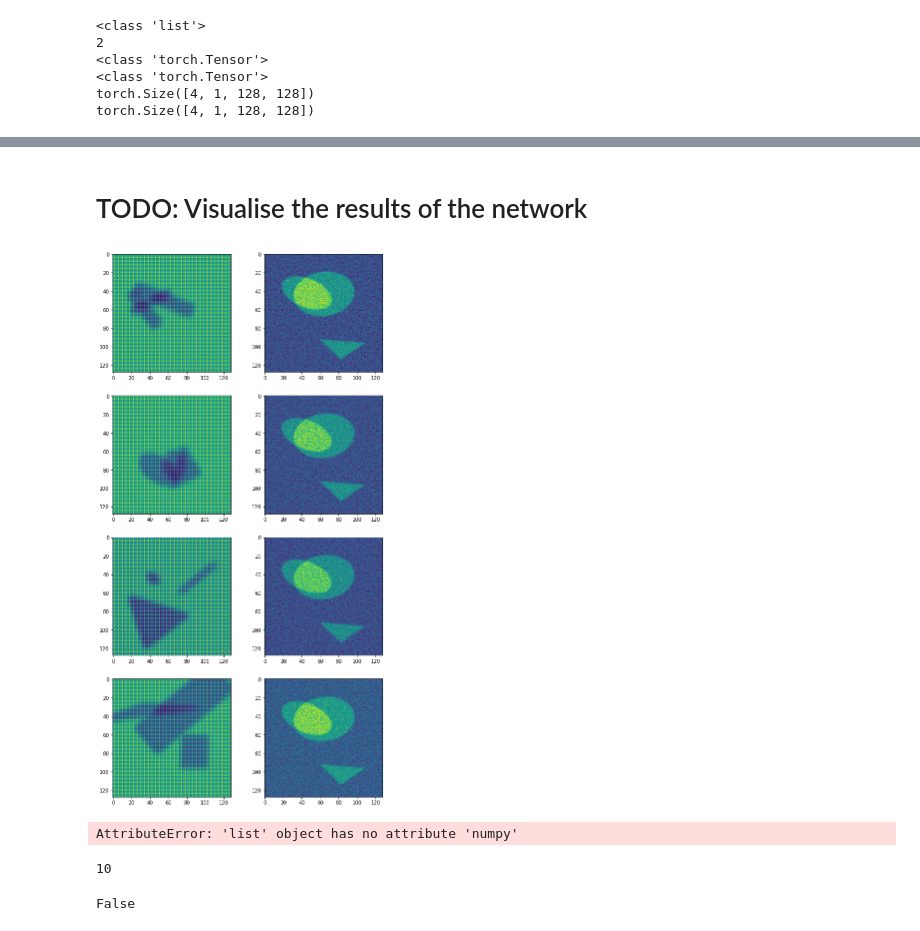
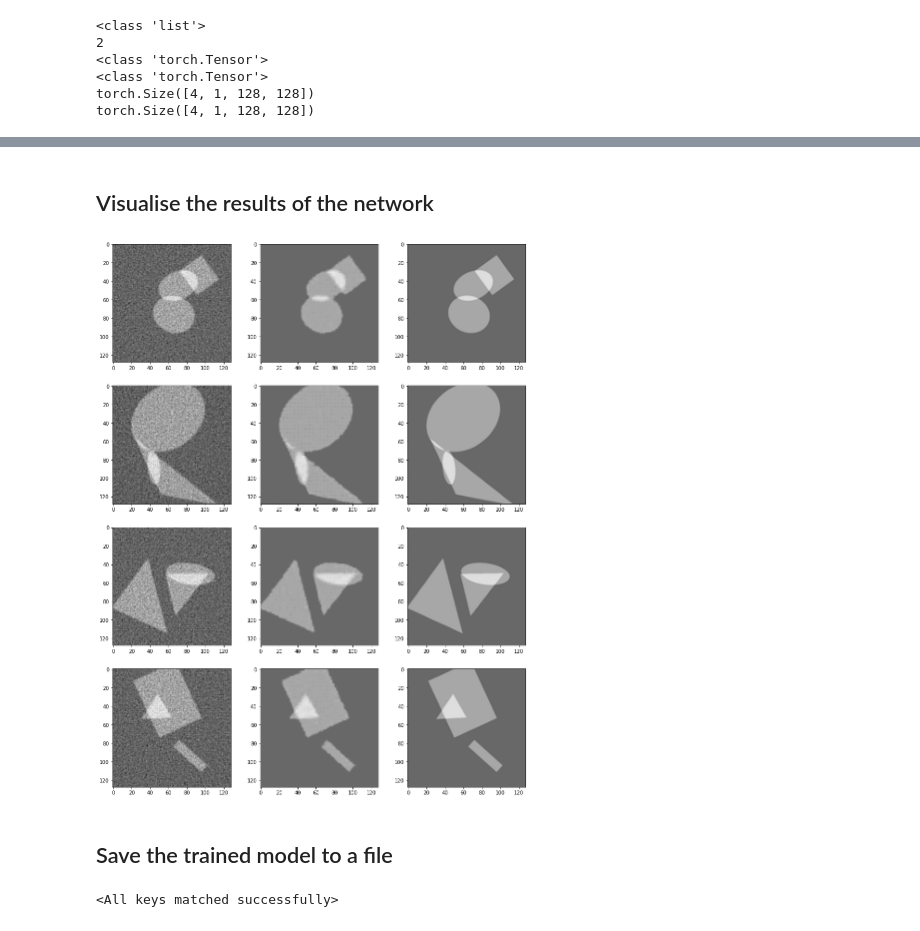
Before and after one commit to FromTheMountain/bachelorproject-code, a Jupyter notebook: GPU-autoencoder.ipynb, the cells around one changed output, grey strips where cells are left out. Saved outputs shown, nothing was run; the diff lists cells and outputs as text; code cells hidden in the pictures.

Commit message:
trained a model

```diff
--- a/GPU-autoencoder.ipynb
+++ b/GPU-autoencoder.ipynb
@@ -26,8 +26,8 @@ class NumpyArrayDataset(Dataset):
         # For compatibility with the convolutional layers in the
         # network, we need to reshape the image to make it explicit
         # that the image consists of one layer.
-        noisy_image = np.reshape(entry[0], (1, *self.img_shape))
-        true_image  = np.reshape(entry[1], (1, *self.img_shape))
+        noisy_image = 100 * np.reshape(entry[0], (1, *self.img_shape))
+        true_image  = 100 * np.reshape(entry[1], (1, *self.img_shape))
 
         # entry[0] is the noisy image, entry[1] is the true image. The
         # goal will be for the network to learn the mapping
@@ -53,7 +53,7 @@ train_data, test_data = random_split(shapes_dataset,
 # Construct the DataLoaders
 batch_size = 64
 train_loader = DataLoader(train_data, batch_size=4)
-test_loader  = DataLoader(test_data,  batch_size=10)
+test_loader  = DataLoader(test_data,  batch_size=4)
 # %% [markdown]
 ## Verifying all the dimensions
 # %%
@@ -137,22 +120,23 @@ criterion = nn.MSELoss()
 # %%
-epochs = 10
+epochs = 100
 
 for epoch in range(epochs):
     loss = 0
-    for noisy_image, true_image in train_loader:
+    for batch_true, batch_noisy in train_loader:
         # reshape mini-batch data to [N, 784] matrix
         # load it to the active device
-        noisy_image = noisy_image.to(device)
+        batch_noisy = batch_noisy.to(device)
+        batch_true = batch_true.to(device)
 
         # reset the gradients back to zero
         # PyTorch accumulates gradients on subsequent backward passes
         optimizer.zero_grad()
 
         # compute reconstructions
-        outputs = model(noisy_image.float())
+        outputs = model(batch_noisy.float())
 
         # compute training reconstruction loss
-        train_loss = criterion(outputs, true_image)
+        train_loss = criterion(outputs, batch_true)
 
         # compute accumulated gradients
         train_loss.backward()
@@ -167,5 +151,6 @@ for epoch in range(epochs):
     loss = loss / len(train_loader)
 
     # display the epoch training loss
-    print("epoch : {}/{}, loss = {:.6f}".format(epoch + 1, epochs, loss))
+    if epoch % 5 == 0:
+        print("epoch : {}/{}, loss = {:.6f}".format(epoch + 1, epochs, loss))
 # %% [output]
@@ -182,32 +177,28 @@ epoch : 10/10, loss = 0.047663
 # %% [markdown]
-# TODO: Visualise the results of the network
+## Visualise the results of the network
 # %%
 def show_batches(*args):
     """It is assumed that all tensors contain an equal number of
     images."""
     batch_tensors = args
 
     # Assert that we are working with a grayscale iamge
     assert all(tensor.shape[1] == 1 for tensor in batch_tensors)
 
     num_batches = len(batch_tensors)
     num_images = batch_tensors[0].shape[0]
 
     fig, axs = plt.subplots(num_images, num_batches,
                             figsize=(5 * num_batches, 5 * num_images))
 
     for i in range(num_images):
         for j in range(num_batches):
-            axs[i, j].imshow(batch_tensors[j][i, 0])
+            axs[i, j].imshow(batch_tensors[j][i, 0], vmin=-0.5, vmax=1, cmap=plt.cm.Greys_r)
 
 with torch.no_grad():
-    for batch_noisy, batch_true in test_loader:
+    for batch_true, batch_noisy in test_loader:
         model_output = model(batch_noisy.to(device))
-        show_batches(model_output.cpu(), batch_true)
+        show_batches(batch_noisy, model_output.cpu(), batch_true)
         break
 # %% [output]
-[figure, old version]
+[figure, new version]
-# %%
-next(iter(test_loader)).numpy().dtype
-# %% [output]
-AttributeError: 'list' object has no attribute 'numpy'
@@ -243,11 +205,2 @@ train_dataset[0][0]
-# %%
-def add(*st):
-    return sum(st)
-
-print(add(1, 2, 3, 4))
-# %% [output]
-10
-# %%
-all([True, False])
-# %% [output]
-False
+# %% [markdown]
+## Save the trained model to a file
@@ -253,0 +209,5 @@ False
+# %%
+other_model = ConvAutoencoder()
+other_model.load_state_dict(torch.load('trained-model.pth'))
+# %% [output]
+<All keys matched successfully>
```
Also changed, not shown: parts of 10 cells of this notebook, 2 other files.
